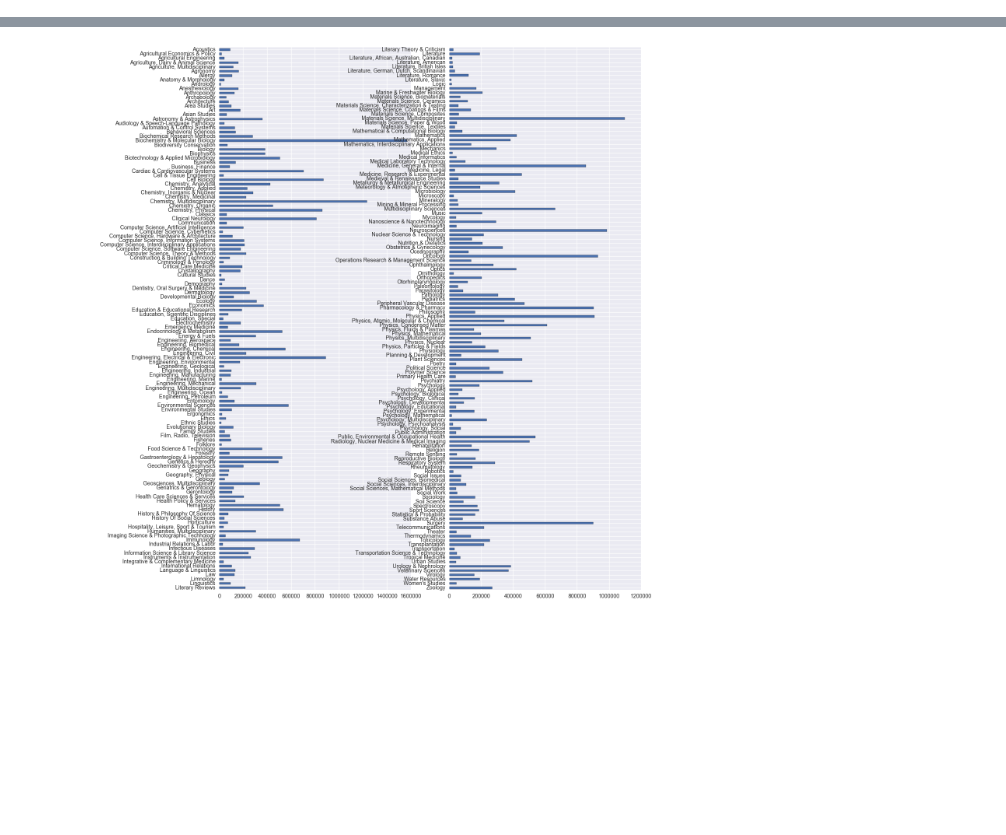
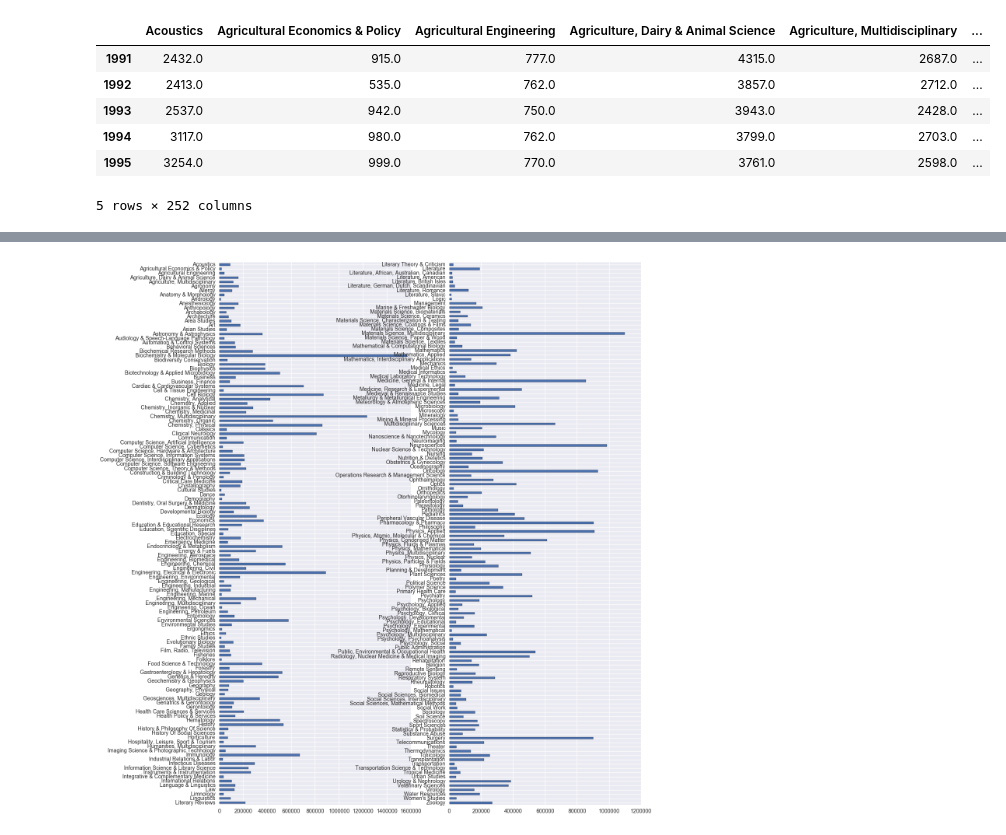
Before and after one commit to jlorince/wos-text-dynamics, a Jupyter notebook: notebooks/data-exploration.ipynb, the cells around one changed output, grey strips where cells are left out. Drawn from its saved outputs; the diff is of its cells as text; code cells hidden in the pictures; blank space fills up the shorter version.

```diff
--- a/notebooks/data-exploration.ipynb
+++ b/notebooks/data-exploration.ipynb
@@ -46,0 +26,10 @@ cat_citations_by_year
+# %%
+cat_pubs_by_year.head()
+# %% [output]
+|  | Acoustics | Agricultural Economics & Policy | Agricultural Engineering | Agriculture, Dairy & Animal Science | Agriculture, Multidisciplinary | ... |
+| 1991 | 2432.0 | 915.0 | 777.0 | 4315.0 | 2687.0 | ... |
+| 1992 | 2413.0 | 535.0 | 762.0 | 3857.0 | 2712.0 | ... |
+| 1993 | 2537.0 | 942.0 | 750.0 | 3943.0 | 2428.0 | ... |
+| 1994 | 3117.0 | 980.0 | 762.0 | 3799.0 | 2703.0 | ... |
+| 1995 | 3254.0 | 999.0 | 770.0 | 3761.0 | 2598.0 | ... |
+5 rows × 252 columns
```
Also changed, not shown: parts of 3 cells of this notebook, 6 other files.
